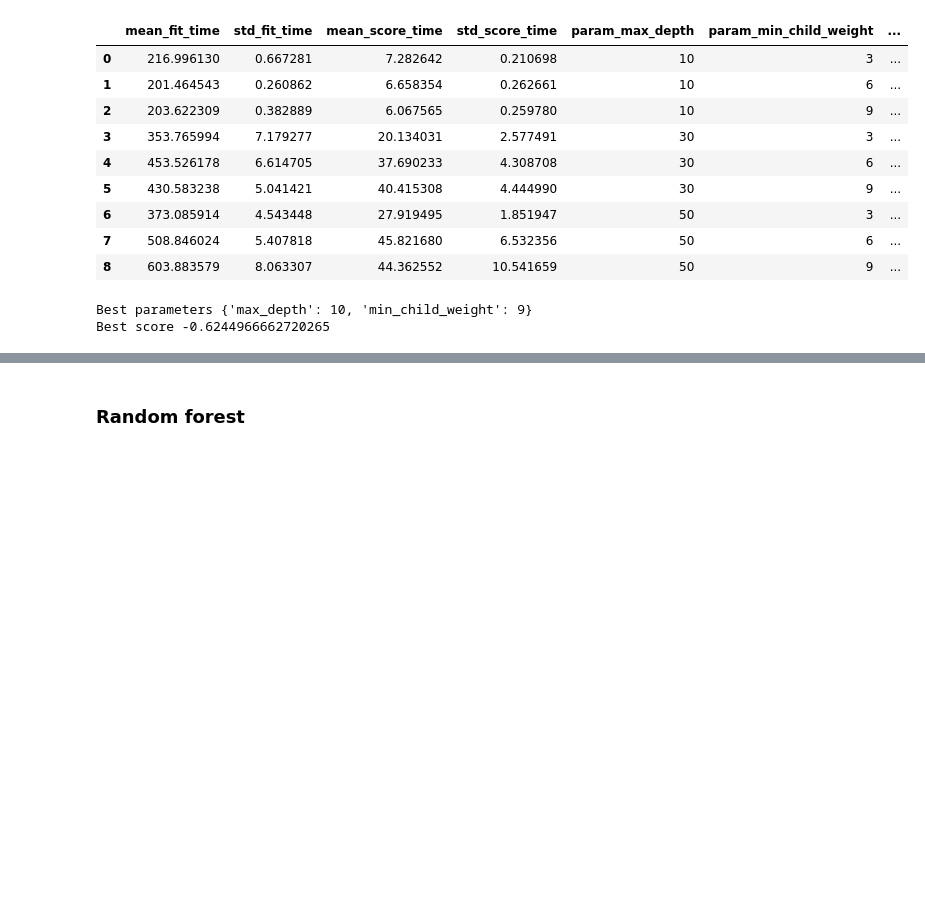
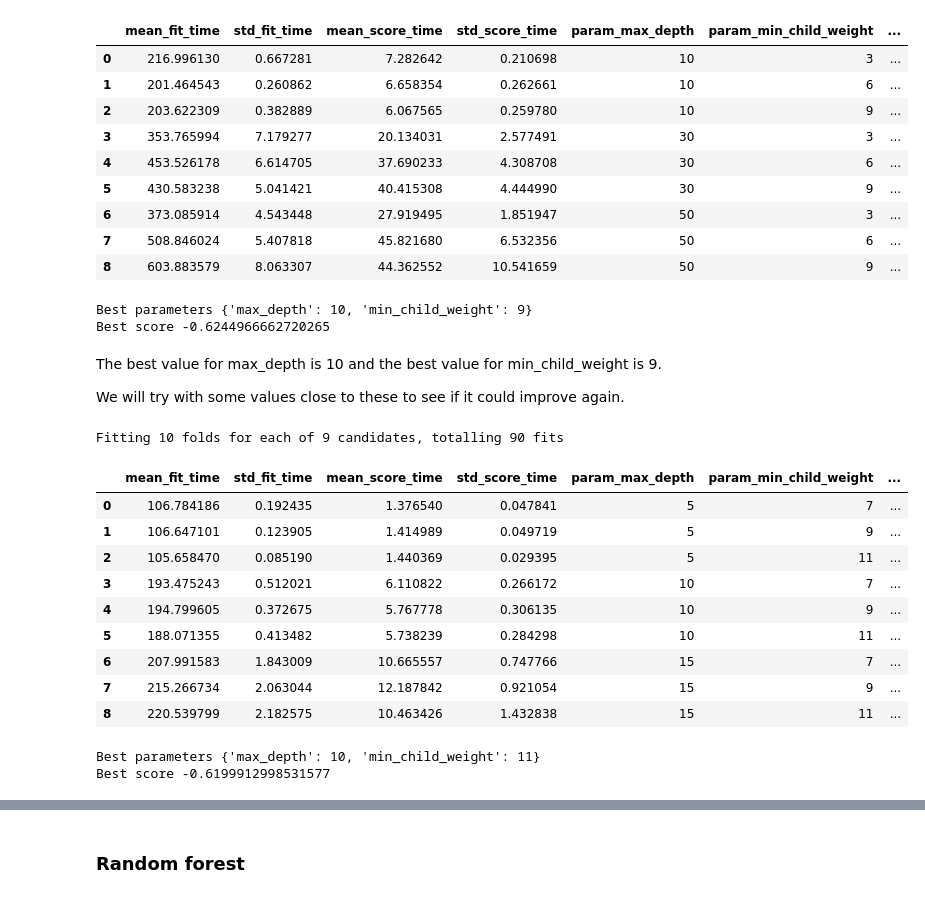
Before and after one commit to anpirott/thesis, a Jupyter notebook: notebooks/ML/method_ML/model_A/fine_tuned_models/MIST/Base/fine_tuned_models.ipynb, the cells around one changed output, grey strips where cells are left out. Cells and saved outputs as stored; diff of their text form; code cells hidden in the pictures; blank space fills up the shorter version.

```diff
--- a/notebooks/ML/method_ML/model_A/fine_tuned_models/MIST/Base/fine_tuned_models.ipynb
+++ b/notebooks/ML/method_ML/model_A/fine_tuned_models/MIST/Base/fine_tuned_models.ipynb
@@ -63,0 +90,17 @@ Mean value in test data for the log_R parameter: 1.396340263115711
+# %%
+scoring = ["neg_root_mean_squared_error", "neg_mean_absolute_error"] # RMSE and MAE
+
+cv_params = {'criterion' : ["squared_error", "friedman_mse", "absolute_error", "poisson"]
+            }
+
+gscv_dt_1 = GridSearchCV(DecisionTreeRegressor(),
+                         param_grid = cv_params,
+                         scoring = scoring,
+                         cv = 10,
+                         verbose = 2,
+                         n_jobs = 10,
+                         refit="neg_root_mean_squared_error"
+)
+
+gscv_dt_1.fit(X_train,y_train)
+display_grid_search(gscv_dt_1)
@@ -200,26 +237,40 @@ Fitting 10 folds for each of 9 candidates, totalling 90 fits
 | 8 | 603.883579 | 8.063307 | 44.362552 | 10.541659 | 50 | 9 | ... |
 Best parameters {'max_depth': 10, 'min_child_weight': 9}
 Best score -0.6244966662720265
+# %% [markdown]
+The best value for max_depth is 10 and the best value for min_child_weight is 9.
+
+We will try with some values close to these to see if it could improve again.
 # %%
 scoring = ["neg_root_mean_squared_error", "neg_mean_absolute_error"] # RMSE and MAE
 
 cv_params = {'max_depth': [5, 10, 15],
              'min_child_weight': [7, 9, 11]
             }
 
-gscv_xgb_2 = GridSearchCV(XGBRegressor(n_estimators=600
+gscv_xgb_4 = GridSearchCV(XGBRegressor(n_estimators=600
                                        ),
                           param_grid = cv_params,
                           scoring = scoring,
                           cv = 10,
                           verbose = 2,
                           n_jobs = 10,
                           refit="neg_root_mean_squared_error"
 )
 
-gscv_xgb_2.fit(X_train,y_train)
-df_2 = pd.DataFrame.from_dict(gscv_xgb_2.cv_results_)
-pd.set_option('display.max_columns', None)
-display(df_2)
-print(f"Best parameters {gscv_xgb_2.best_params_}")
-print(f"Best score {gscv_xgb_2.best_score_}")
+gscv_xgb_4.fit(X_train,y_train)
+display_grid_search(gscv_xgb_4)
+# %% [output]
+Fitting 10 folds for each of 9 candidates, totalling 90 fits
+|  | mean_fit_time | std_fit_time | mean_score_time | std_score_time | param_max_depth | param_min_child_weight | ... |
+| 0 | 106.784186 | 0.192435 | 1.376540 | 0.047841 | 5 | 7 | ... |
+| 1 | 106.647101 | 0.123905 | 1.414989 | 0.049719 | 5 | 9 | ... |
+| 2 | 105.658470 | 0.085190 | 1.440369 | 0.029395 | 5 | 11 | ... |
+| 3 | 193.475243 | 0.512021 | 6.110822 | 0.266172 | 10 | 7 | ... |
+| 4 | 194.799605 | 0.372675 | 5.767778 | 0.306135 | 10 | 9 | ... |
+| 5 | 188.071355 | 0.413482 | 5.738239 | 0.284298 | 10 | 11 | ... |
+| 6 | 207.991583 | 1.843009 | 10.665557 | 0.747766 | 15 | 7 | ... |
+| 7 | 215.266734 | 2.063044 | 12.187842 | 0.921054 | 15 | 9 | ... |
+| 8 | 220.539799 | 2.182575 | 10.463426 | 1.432838 | 15 | 11 | ... |
+Best parameters {'max_depth': 10, 'min_child_weight': 11}
+Best score -0.6199912998531577
```
Also changed, not shown: parts of 20 cells of this notebook, 3 other files.
